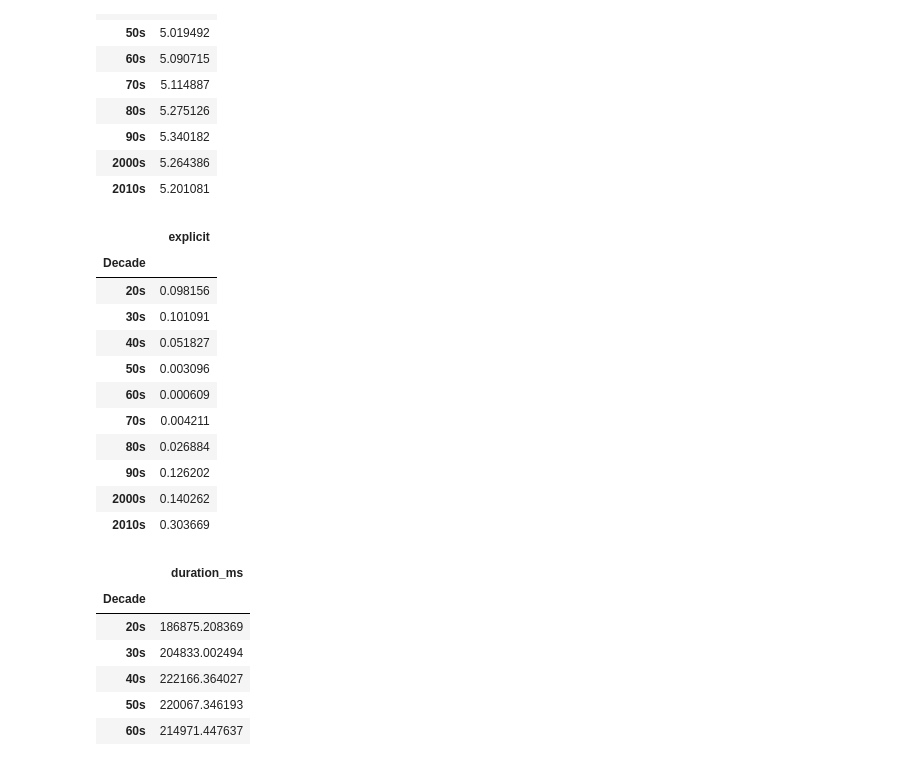
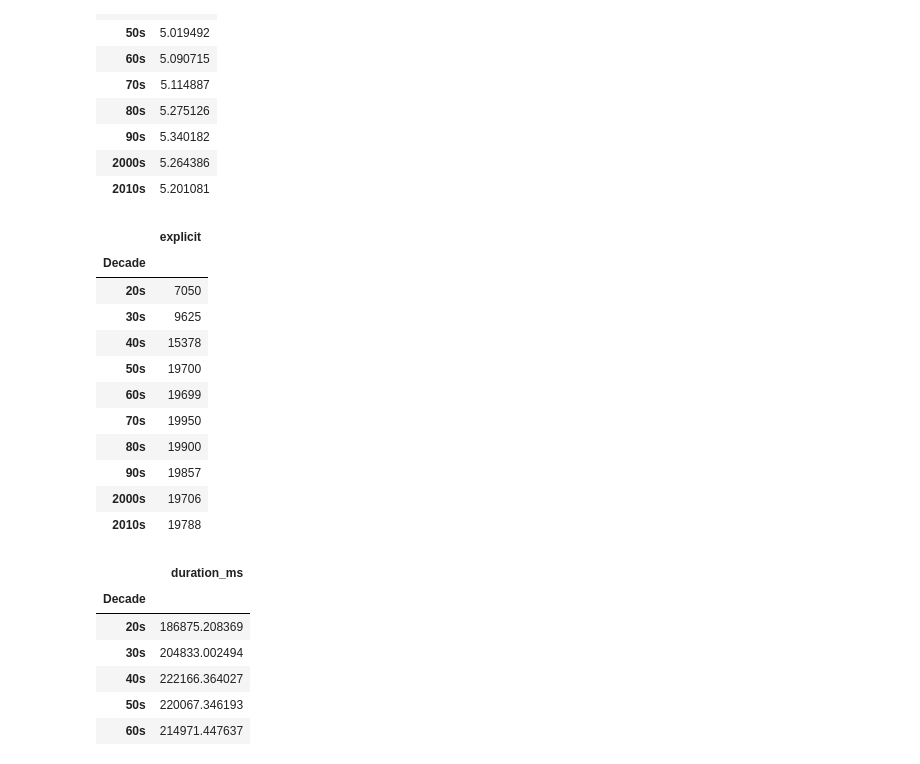
Before and after one commit to Lee88jl/Project-gt-1, a Jupyter notebook: Decade Analysis.ipynb, the cells around one changed output. Drawn from its saved outputs; the diff is of its cells as text; code cells hidden in the pictures.

```diff
--- a/Decade Analysis.ipynb
+++ b/Decade Analysis.ipynb
@@ -229,22 +229,22 @@ decade_key
 | 2000s | 5.264386 |
 | 2010s | 5.201081 |
 # %%
-# Figure out the mean explicit for each decade.
-decade_explicit = pd.DataFrame(decade_with_variables.groupby(["Decade"]).mean()["explicit"])
+# Figure out the Count explicit for each decade.
+decade_explicit = pd.DataFrame(decade_with_variables.groupby(["Decade"]).count()["explicit"])
 decade_explicit
 # %% [output]
 |  | explicit |
 | Decade |  |
-| 20s | 0.098156 |
-| 30s | 0.101091 |
-| 40s | 0.051827 |
-| 50s | 0.003096 |
-| 60s | 0.000609 |
-| 70s | 0.004211 |
-| 80s | 0.026884 |
-| 90s | 0.126202 |
-| 2000s | 0.140262 |
-| 2010s | 0.303669 |
+| 20s | 7050 |
+| 30s | 9625 |
+| 40s | 15378 |
+| 50s | 19700 |
+| 60s | 19699 |
+| 70s | 19950 |
+| 80s | 19900 |
+| 90s | 19857 |
+| 2000s | 19706 |
+| 2010s | 19788 |
 # %%
 # Figure out the mean duration_ms for each decade.
 decade_duration_ms = pd.DataFrame(decade_with_variables.groupby(["Decade"]).mean()["duration_ms"])
```
Also changed, not shown: parts of 1 cell of this notebook.
